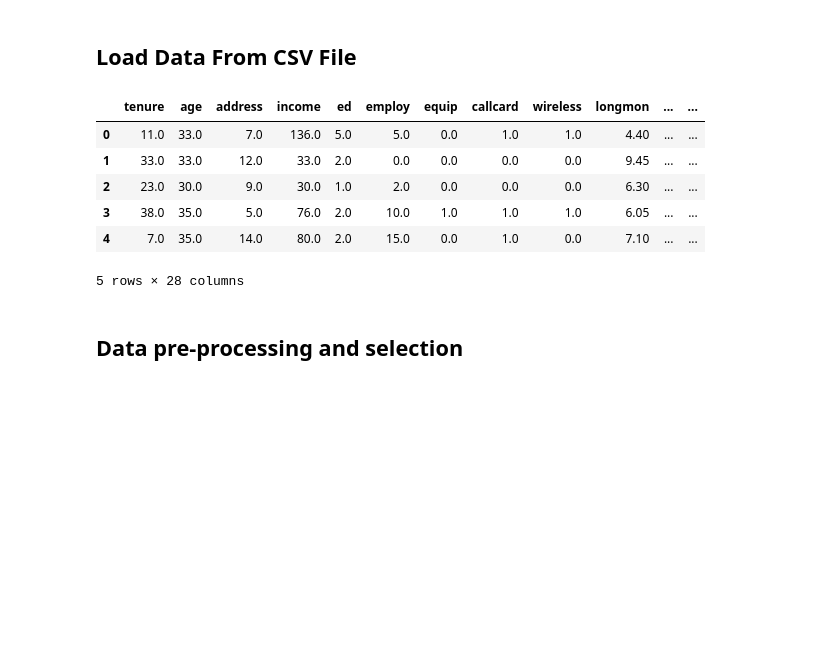
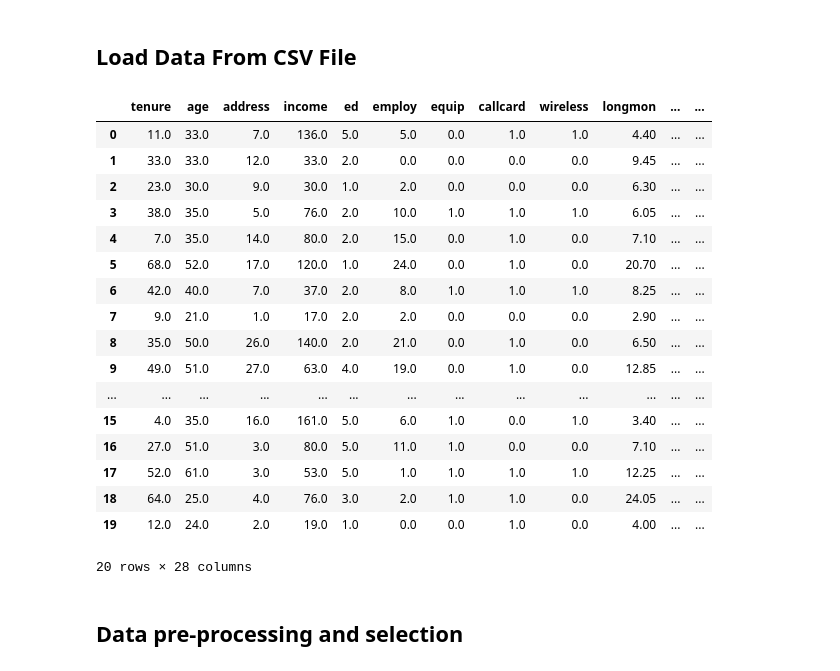
Before and after one commit to KhaldiDataPanda/AI-BootCamp, a Jupyter notebook: 2- Notebooks/2- Basics of ML/Module 4-Clas-Logistic-Reg-churn.ipynb, the cells around one changed output. Drawn from its saved outputs; the diff is of its cells as text; code cells hidden in the pictures; blank space fills up the shorter version.

```diff
--- a/2- Notebooks/2- Basics of ML/Module 4-Clas-Logistic-Reg-churn.ipynb
+++ b/2- Notebooks/2- Basics of ML/Module 4-Clas-Logistic-Reg-churn.ipynb
@@ -119,16 +113,27 @@ To download the data, we will use `!wget` to download it from IBM Object Storage
 # %% [markdown]
 ## Load Data From CSV File
 # %%
-churn_df = pd.read_csv(r"C:\Users\khald\Desktop\Courses\Artificial Intelegence\IBM AI\Datasets\ChurnData.csv")
-churn_df.head()
+churn_df = pd.read_csv(r"C:\Users\ABDO\Desktop\- Teaching\AI BootCamp\Data\ChurnData.csv")
+churn_df.head(20)
 # %% [output]
 |  | tenure | age | address | income | ed | employ | equip | callcard | wireless | longmon | ... | ... |
 | 0 | 11.0 | 33.0 | 7.0 | 136.0 | 5.0 | 5.0 | 0.0 | 1.0 | 1.0 | 4.40 | ... | ... |
 | 1 | 33.0 | 33.0 | 12.0 | 33.0 | 2.0 | 0.0 | 0.0 | 0.0 | 0.0 | 9.45 | ... | ... |
 | 2 | 23.0 | 30.0 | 9.0 | 30.0 | 1.0 | 2.0 | 0.0 | 0.0 | 0.0 | 6.30 | ... | ... |
 | 3 | 38.0 | 35.0 | 5.0 | 76.0 | 2.0 | 10.0 | 1.0 | 1.0 | 1.0 | 6.05 | ... | ... |
 | 4 | 7.0 | 35.0 | 14.0 | 80.0 | 2.0 | 15.0 | 0.0 | 1.0 | 0.0 | 7.10 | ... | ... |
+| 5 | 68.0 | 52.0 | 17.0 | 120.0 | 1.0 | 24.0 | 0.0 | 1.0 | 0.0 | 20.70 | ... | ... |
+| 6 | 42.0 | 40.0 | 7.0 | 37.0 | 2.0 | 8.0 | 1.0 | 1.0 | 1.0 | 8.25 | ... | ... |
+| 7 | 9.0 | 21.0 | 1.0 | 17.0 | 2.0 | 2.0 | 0.0 | 0.0 | 0.0 | 2.90 | ... | ... |
+| 8 | 35.0 | 50.0 | 26.0 | 140.0 | 2.0 | 21.0 | 0.0 | 1.0 | 0.0 | 6.50 | ... | ... |
+| 9 | 49.0 | 51.0 | 27.0 | 63.0 | 4.0 | 19.0 | 0.0 | 1.0 | 0.0 | 12.85 | ... | ... |
+| ... | ... | ... | ... | ... | ... | ... | ... | ... | ... | ... | ... | ... |
+| 15 | 4.0 | 35.0 | 16.0 | 161.0 | 5.0 | 6.0 | 1.0 | 0.0 | 1.0 | 3.40 | ... | ... |
+| 16 | 27.0 | 51.0 | 3.0 | 80.0 | 5.0 | 11.0 | 1.0 | 0.0 | 0.0 | 7.10 | ... | ... |
+| 17 | 52.0 | 61.0 | 3.0 | 53.0 | 5.0 | 1.0 | 1.0 | 1.0 | 1.0 | 12.25 | ... | ... |
+| 18 | 64.0 | 25.0 | 4.0 | 76.0 | 3.0 | 2.0 | 1.0 | 1.0 | 0.0 | 24.05 | ... | ... |
+| 19 | 12.0 | 24.0 | 2.0 | 19.0 | 1.0 | 0.0 | 0.0 | 1.0 | 0.0 | 4.00 | ... | ... |
-5 rows × 28 columns
+20 rows × 28 columns
 # %% [markdown]
 <h2 id="preprocessing">Data pre-processing and selection</h2>
 # %% [markdown]
```
Also changed, not shown: parts of 12 cells of this notebook, 5 other files.
